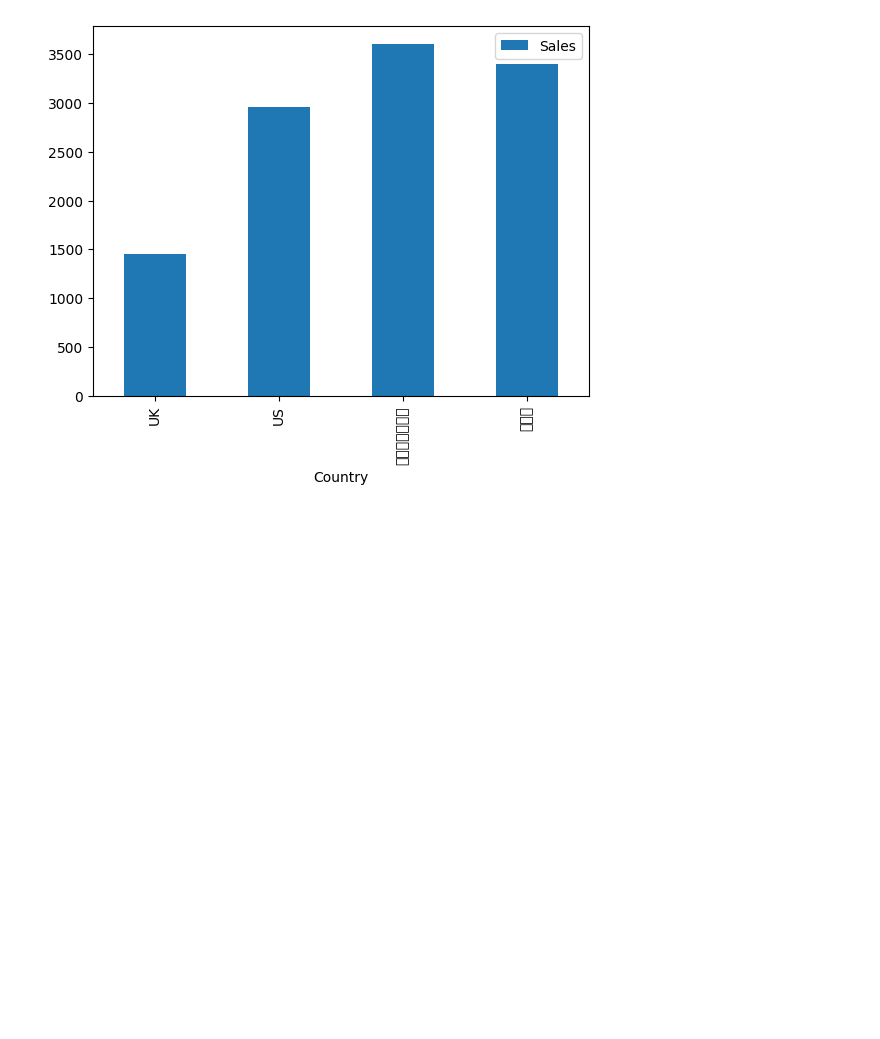
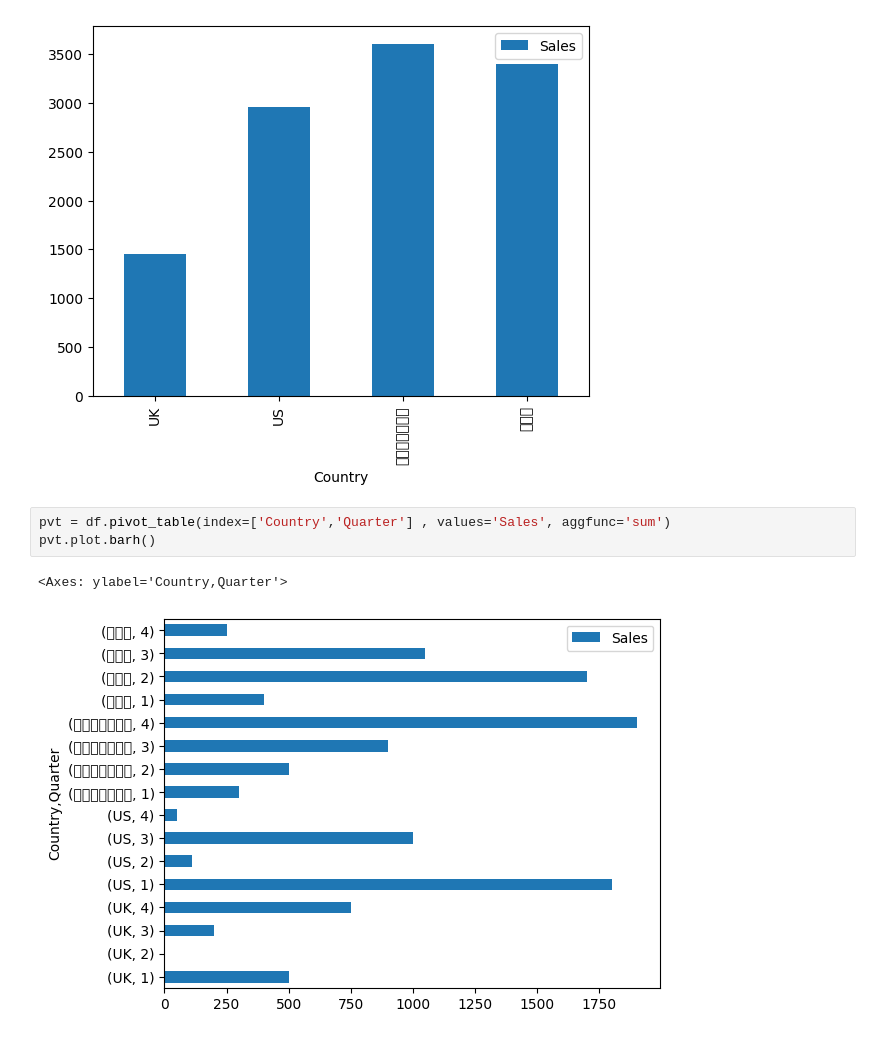
Before and after one commit to zN0NaMEz/learning-data-science, a Jupyter notebook: Ch_5.ipynb, the cells around one changed output. Saved outputs shown, nothing was run; the diff lists cells and outputs as text; blank space fills up the shorter version.

```diff
--- a/Ch_5.ipynb
+++ b/Ch_5.ipynb
@@ -131,3 +131,9 @@ pvt
 [figure]
 [figure]
 [figure]
+# %%
+pvt = df.pivot_table(index=['Country','Quarter'] , values='Sales', aggfunc='sum')
+pvt.plot.barh()
+# %% [output]
+<Axes: ylabel='Country,Quarter'>
+[figure, added]
```
